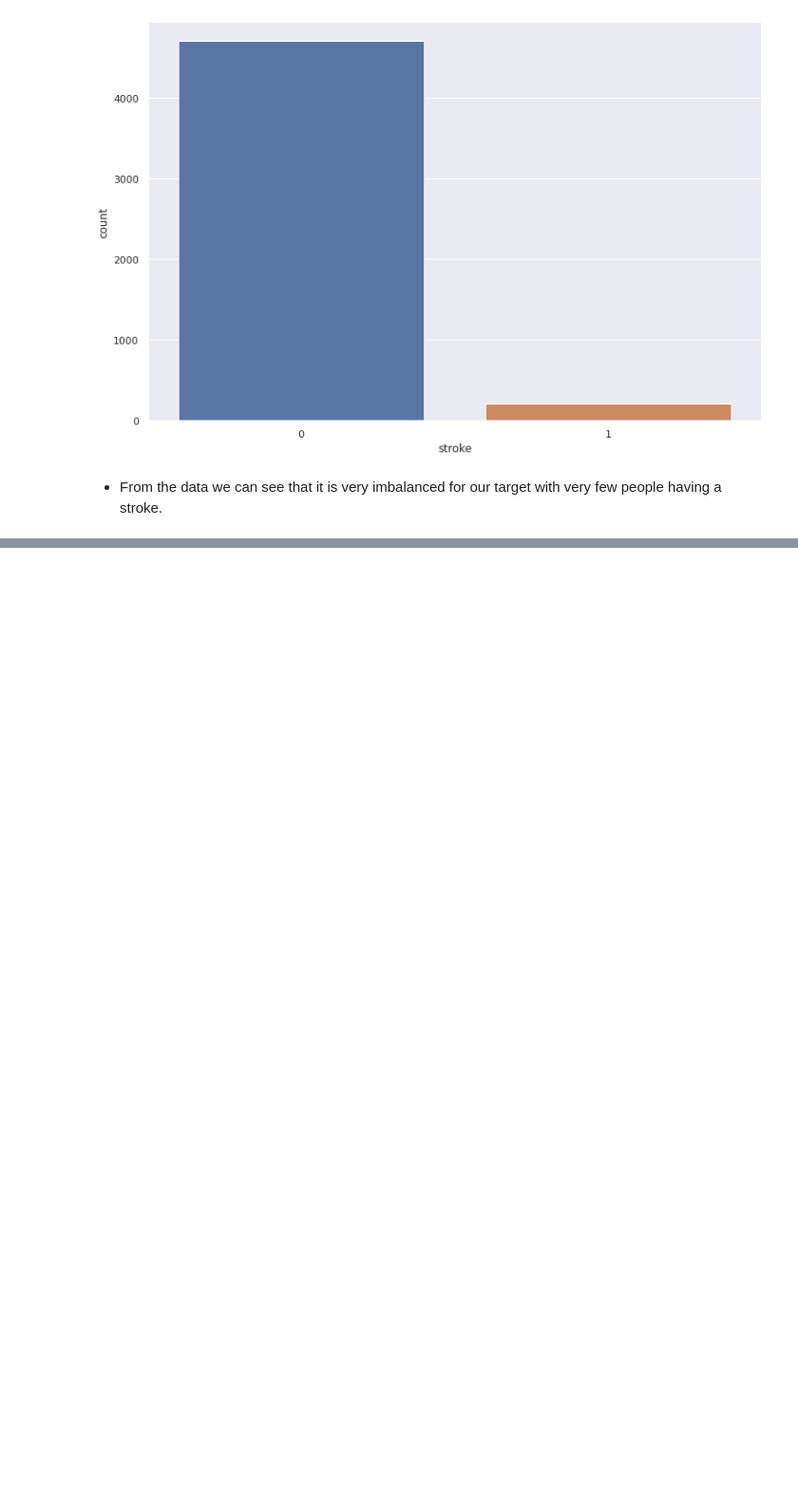
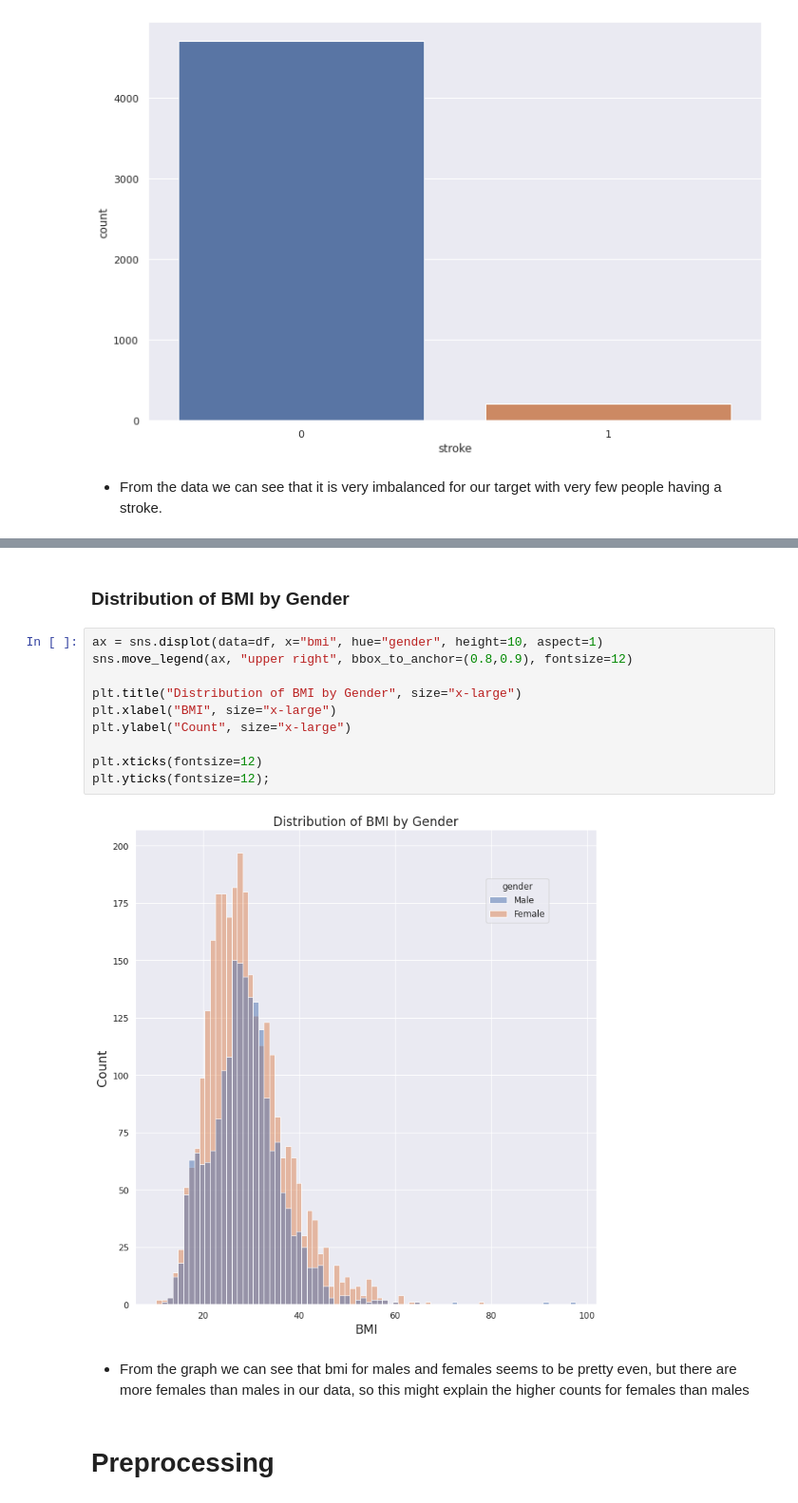
Before and after one commit to bustyAI/stroke-predictions, a Jupyter notebook: Stroke_Prediction.ipynb, the cells around one changed output, grey strips where cells are left out. Shown: that part at 95% size. Saved outputs shown, nothing was run; the diff lists cells and outputs as text; blank space fills up the shorter version.

```diff
--- a/Stroke_Prediction.ipynb
+++ b/Stroke_Prediction.ipynb
@@ -304,0 +407,18 @@ sns.countplot(data=df, x="stroke")
+# %% [markdown]
+### Distribution of BMI by Gender
+# %%
+ax = sns.displot(data=df, x="bmi", hue="gender", height=10, aspect=1)
+sns.move_legend(ax, "upper right", bbox_to_anchor=(0.8,0.9), fontsize=12)
+
+plt.title("Distribution of BMI by Gender", size="x-large")
+plt.xlabel("BMI", size="x-large")
+plt.ylabel("Count", size="x-large")
+
+plt.xticks(fontsize=12)
+plt.yticks(fontsize=12);
+# %% [output]
+[figure, added]
+# %% [markdown]
+- From the graph we can see that bmi for males and females seems to be pretty even, but there are more females than males in our data, so this might explain the higher counts for females than males
+# %% [markdown]
+# Preprocessing
```
Also changed, not shown: parts of 81 cells of this notebook.
